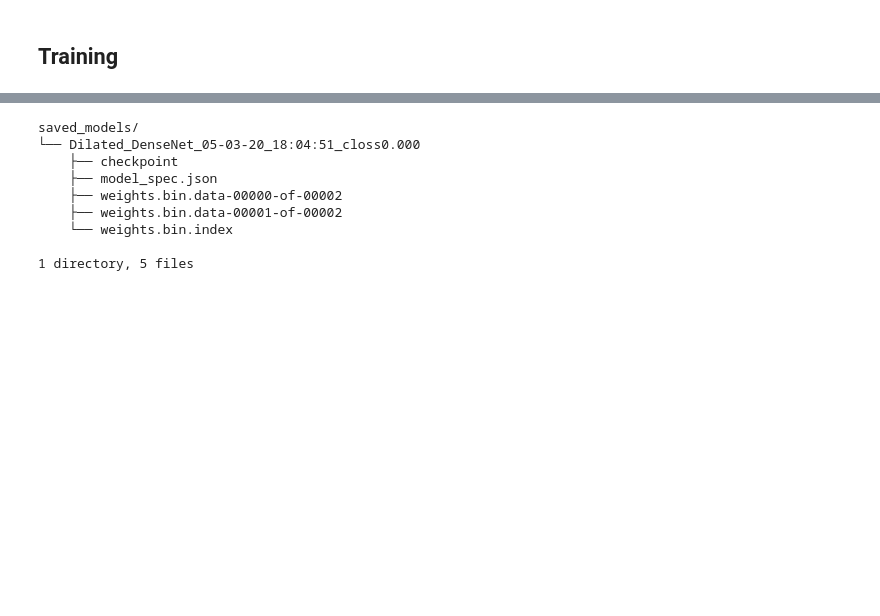
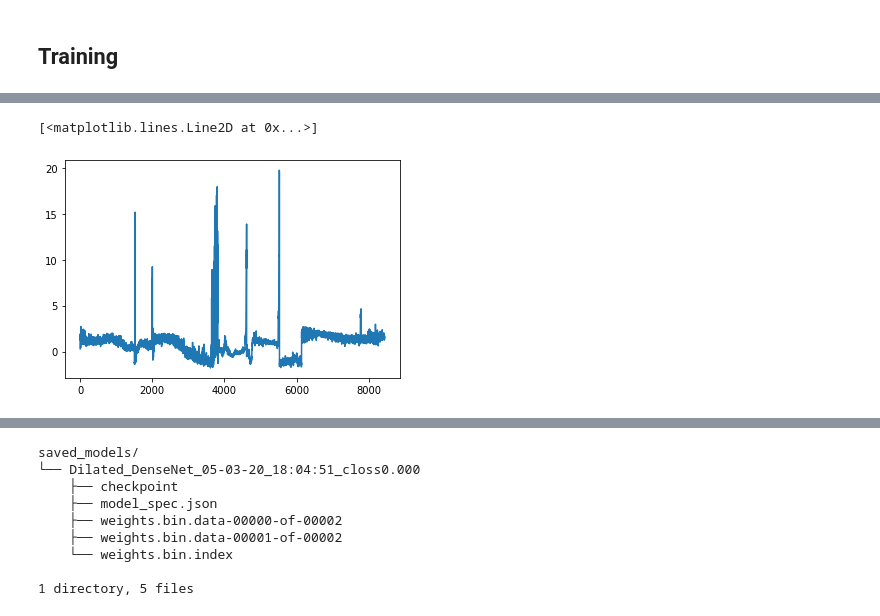
Before and after one commit to mylonasc/deep-rul-models, a Jupyter notebook: 2020-03-05_BearingFatigue_DiscriminativeDomainSeparation.ipynb, the cells around one changed output, grey strips where cells are left out. Drawn from its saved outputs; the diff is of its cells as text; code cells hidden in the pictures; blank space fills up the shorter version.

```diff
--- a/2020-03-05_BearingFatigue_DiscriminativeDomainSeparation.ipynb
+++ b/2020-03-05_BearingFatigue_DiscriminativeDomainSeparation.ipynb
@@ -342,2 +349,8 @@ pplot.plot(np.argmax(d_train,1),np.max(x_train,1),'.')
+# %%
+#yhat_target = model.predict(X_target_experiments, batch_size = batchsize )
+yhat_target[2]
+# %% [output]
+[<matplotlib.lines.Line2D at 0x...>]
+[figure, added]
 # %%
 
```
Also changed, not shown: parts of 20 cells of this notebook, 5 other files.
